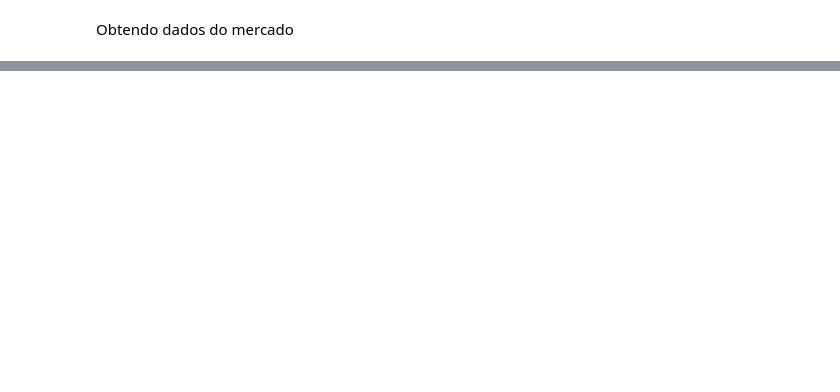
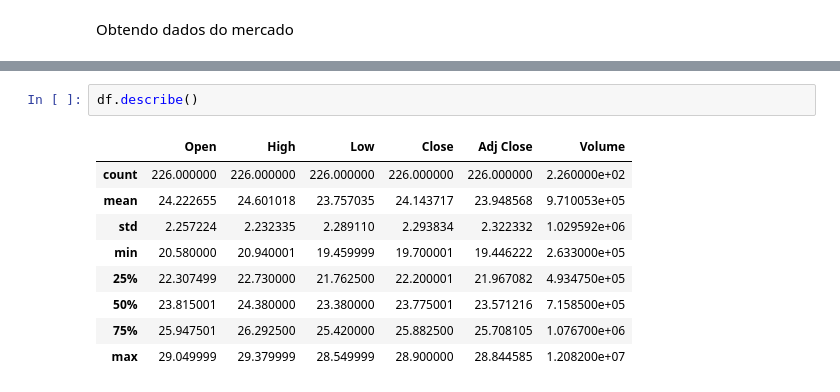
Before and after one commit to pedrodatascientist/Cienciadedados, a Jupyter notebook: Analise_de_ações.ipynb, the cells around one changed output, grey strips where cells are left out. Cells and saved outputs as stored; diff of their text form; blank space fills up the shorter version.

```diff
--- a/Analise_de_ações.ipynb
+++ b/Analise_de_ações.ipynb
@@ -40,0 +64,12 @@ ibov = web.get_data_yahoo('^BVSP', start= '2020-03-01', end=data_atual)
+# %%
+df.describe()
+# %% [output]
+|  | Open | High | Low | Close | Adj Close | Volume |
+| count | 226.000000 | 226.000000 | 226.000000 | 226.000000 | 226.000000 | 2.260000e+02 |
+| mean | 24.222655 | 24.601018 | 23.757035 | 24.143717 | 23.948568 | 9.710053e+05 |
+| std | 2.257224 | 2.232335 | 2.289110 | 2.293834 | 2.322332 | 1.029592e+06 |
+| min | 20.580000 | 20.940001 | 19.459999 | 19.700001 | 19.446222 | 2.633000e+05 |
+| 25% | 22.307499 | 22.730000 | 21.762500 | 22.200001 | 21.967082 | 4.934750e+05 |
+| 50% | 23.815001 | 24.380000 | 23.380000 | 23.775001 | 23.571216 | 7.158500e+05 |
+| 75% | 25.947501 | 26.292500 | 25.420000 | 25.882500 | 25.708105 | 1.076700e+06 |
+| max | 29.049999 | 29.379999 | 28.549999 | 28.900000 | 28.844585 | 1.208200e+07 |
```
Also changed, not shown: parts of 19 cells of this notebook.
